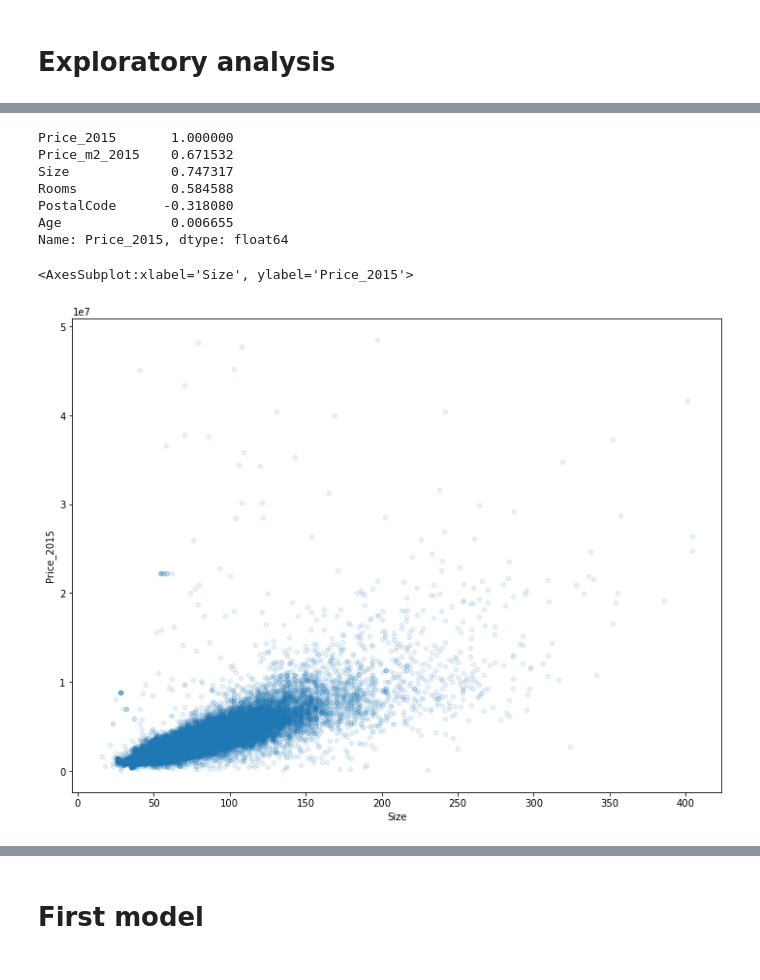
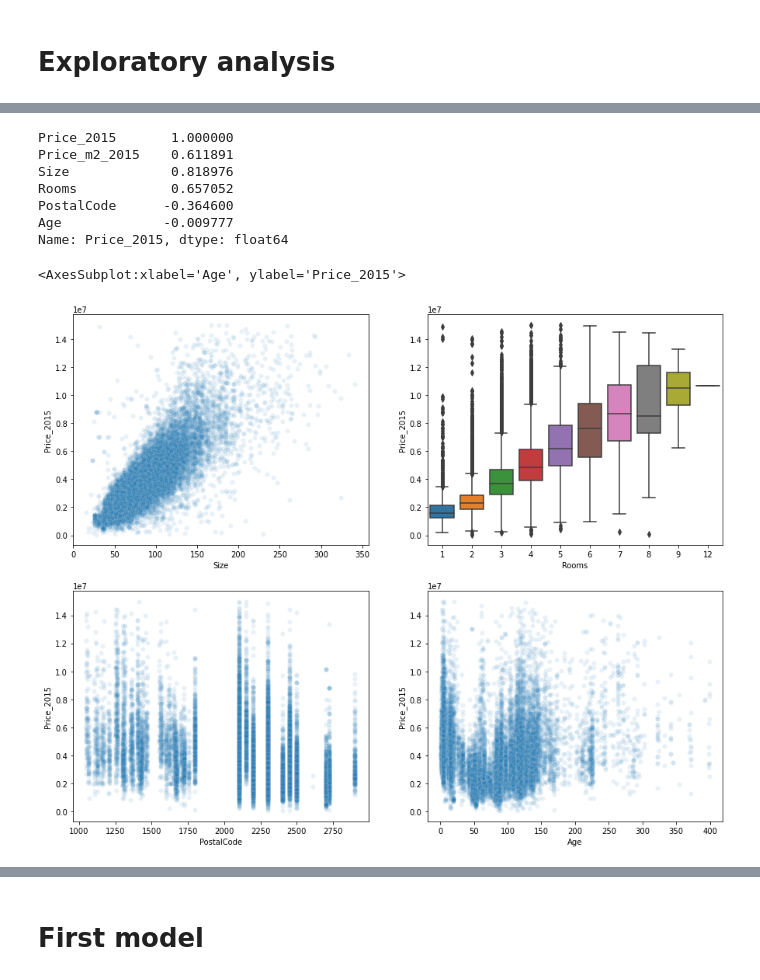
Before and after one commit to MartinJHallberg/BoligaData, a Jupyter notebook: BoligaAnalysis.ipynb, the cells around one changed output, grey strips where cells are left out. Cells and saved outputs as stored; diff of their text form; code cells hidden in the pictures.

```diff
--- a/BoligaAnalysis.ipynb
+++ b/BoligaAnalysis.ipynb
@@ -346,6 +346,10 @@ df_2
 ### Split data
 # %%
 from sklearn.model_selection import train_test_split
+
+df_2 = df_2[df_2['Price_2015'] < 15000000]
+
+
 df_train, df_test = train_test_split(df_2, test_size=0.2, random_state=42)
 # %% [markdown]
 # Exploratory analysis
@@ -360,14 +364,31 @@ sns.pairplot(df_train[l_cols_pp])
 df_train[l_cols_pp].corr()['Price_2015']
 # %% [output]
 Price_2015       1.000000
-Price_m2_2015    0.671532
-Size             0.747317
-Rooms            0.584588
-PostalCode      -0.318080
-Age              0.006655
+Price_m2_2015    0.611891
+Size             0.818976
+Rooms            0.657052
+PostalCode      -0.364600
+Age             -0.009777
 Name: Price_2015, dtype: float64
 # %%
-df_train.plot(kind = "scatter", x = 'Size', y = 'Price_2015', alpha =0.1, figsize = (12,9))
+
+fig = plt.figure(figsize = (15,12))
+
+p_r = 2
+p_c = 2
+
+plt.subplot(p_r,p_c,1)
+sns.scatterplot(data = df_train, x = 'Size', y = 'Price_2015', alpha = 0.1)
+plt.subplot(p_r,p_c,2)
+sns.boxplot(data = df_train, x = 'Rooms', y = 'Price_2015')
+plt.subplot(p_r,p_c,3)
+sns.scatterplot(data = df_train, x = 'PostalCode', y = 'Price_2015', alpha = 0.1)
+plt.subplot(p_r,p_c,4)
+sns.scatterplot(data = df_train, x = 'Age', y = 'Price_2015', alpha = 0.1)
+
+
+
+#df_train.plot(kind = "scatter", x = 'Size', y = 'Price_2015', alpha =0.1, figsize = (12,9))
 # %% [output]
-<AxesSubplot:xlabel='Size', ylabel='Price_2015'>
+<AxesSubplot:xlabel='Age', ylabel='Price_2015'>
-[figure, old version]
+[figure, new version]
```
Also changed, not shown: parts of 29 cells of this notebook, 2 other files.
